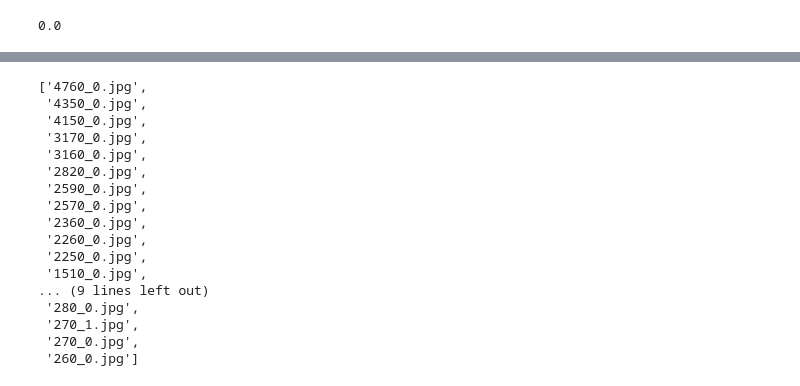
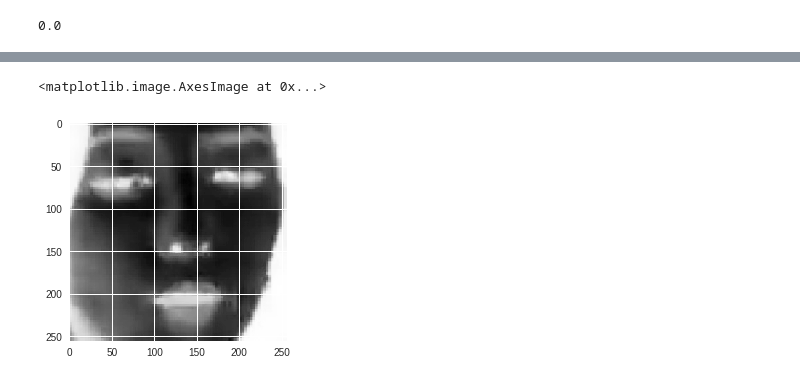
Before and after one commit to HyOsori/FaceClusterer, a Jupyter notebook: doomsheart/FaceClusterer.ipynb, the cells around one changed output, grey strips where cells are left out. Drawn from its saved outputs; the diff is of its cells as text; code cells hidden in the pictures.

```diff
--- a/doomsheart/FaceClusterer.ipynb
+++ b/doomsheart/FaceClusterer.ipynb
@@ -147,23 +147,9 @@ face_list = np.asarray(face_list)
-# %%
-face_files
-# %% [output]
-['4760_0.jpg',
- '4350_0.jpg',
- '4150_0.jpg',
- '3170_0.jpg',
- '3160_0.jpg',
- '2820_0.jpg',
- '2590_0.jpg',
- '2570_0.jpg',
- '2360_0.jpg',
- '2260_0.jpg',
- '2250_0.jpg',
- '1510_0.jpg',
-... (9 lines left out)
- '280_0.jpg',
- '270_1.jpg',
- '270_0.jpg',
- '260_0.jpg']
+# %%
+face_list = np.float32(np.asarray(face_list))
+plt.imshow(face_list[0])
+# %% [output]
+<matplotlib.image.AxesImage at 0x...>
+[figure, added]
 # %%
 criteria = (cv.TERM_CRITERIA_EPS + cv.TERM_CRITERIA_MAX_ITER, 10, 1.0)
 flags = cv.KMEANS_RANDOM_CENTERS
```
Also changed, not shown: parts of 12 cells of this notebook.
